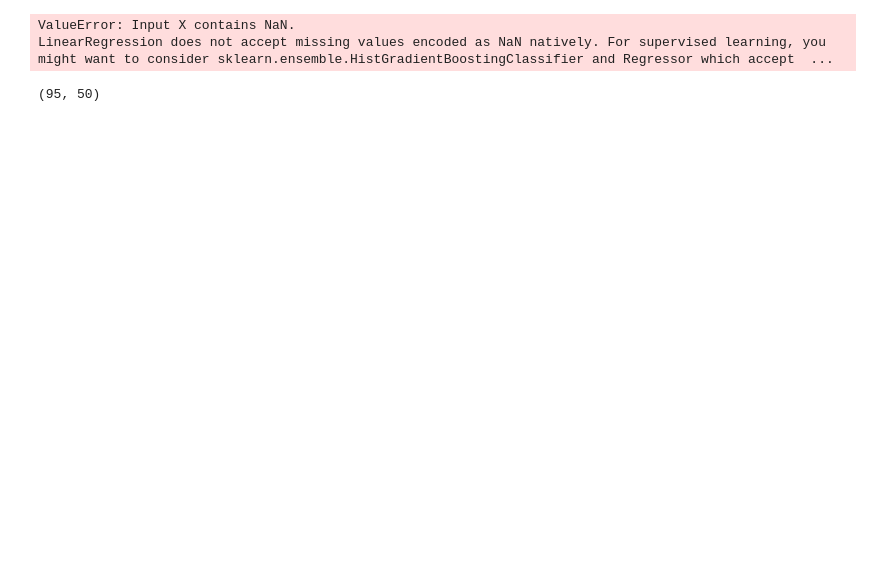
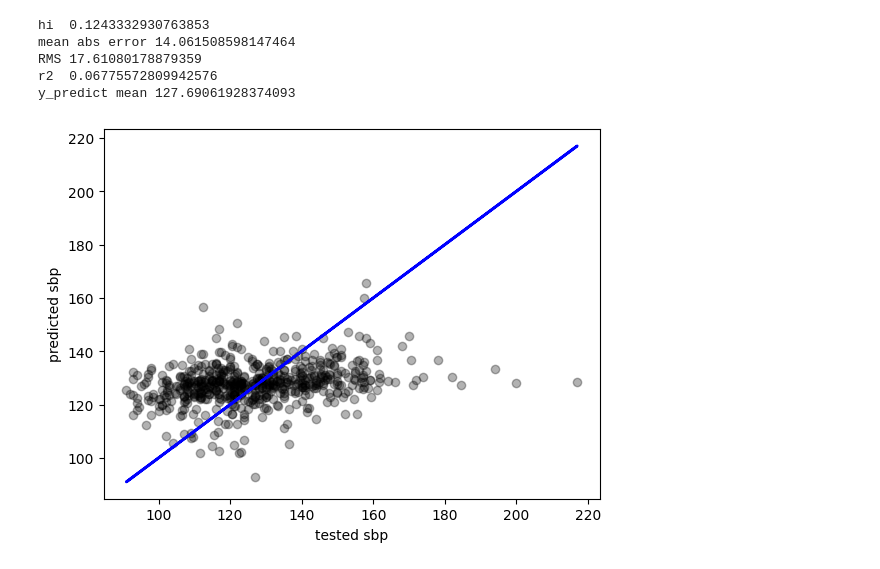
Before and after one commit to danielle34/summer24-lab, a Jupyter notebook: train_full_dataset.ipynb, the cells around one changed output. Drawn from its saved outputs; the diff is of its cells as text; code cells hidden in the pictures; blank space fills up the shorter version.

Commit message:
pre finalized 50 points +need fix guas + freq

```diff
--- a/train_full_dataset.ipynb
+++ b/train_full_dataset.ipynb
@@ -98,0 +143,5 @@ for person in os.listdir(path_aurora_dataset/"measurements_auscultatory")[:100]:
+# %%
+dictionary_path = "/Users/cslinxs/Desktop/all_weeks/summer24-lab/measurements_auscultatory_dictionary_ALL.pkl"
+
+with open(dictionary_path, 'rb') as handle:
+    all_auscultatory_dic = pickle.load(handle)
@@ -98,0 +168,13 @@ for person in os.listdir(path_aurora_dataset/"measurements_auscultatory")[:100]:
+# %%
+# here i want to fillter based on activity!!
+data_name = "Calibration_start"#"Static_seated_challenge"#"Exercise_challenge"#"Calibration_start"
+auscultatory_pressure= []
+auscultatory_sbp  = []
+
+
+for key, each_grouping in all_auscultatory_dic.items():
+    if "Calibration_start" in key :
+
+    #if int(each_grouping[1]) in range(140,160):
+        auscultatory_pressure.append(each_grouping[0])
+        auscultatory_sbp.append(each_grouping[1])
@@ -99,40 +245,50 @@ for person in os.listdir(path_aurora_dataset/"measurements_auscultatory")[:100]:
 # %%
+# auscultatory_pressure =[item[0] for item in all_auscultatory_dic.values()][:1000]
+# auscultatory_sbp = [item[1] for item in all_auscultatory_dic.values()][:1000]
+
+# auscultatory_pressure= auscultatory_pressure[:100]
+# auscultatory_sbp = auscultatory_sbp[:100]
+
 all_points = np.array(auscultatory_pressure)
 all_points = all_points.reshape(all_points.shape[0], -1)
+
+
+
 
 
 X_train, X_test, Y_train, Y_test = train_test_split(all_points, auscultatory_sbp, test_size=0.3)
 model = LinearRegression()
 
 
-the_fit= model.fit(all_points, auscultatory_sbp)
+the_fit= model.fit(X_train, Y_train)
 score  = model.score(all_points, auscultatory_sbp)
+print("hi ",score)
 y_predict = model.predict(X_test)
 
 
-for i in range(len(y_predict)):
-
-    plt.vlines(x = Y_test[i], ymin =y_predict[i] , ymax = Y_test[i])
+# for i in range(len(y_predict)):
+#     plt.vlines(x = Y_test[i], ymin =y_predict[i] , ymax = Y_test[i], alpha=0.1)
 
 
-rms = mean_squared_error(Y_test, Y_test, squared=False)
-print("mean Sq",mean_squared_error(Y_test, y_predict))
-print("rms",mean_squared_error(Y_test, y_predict))
+rms = root_mean_squared_error(Y_test, Y_test)
+print("mean abs error",mean_absolute_error(Y_test, y_predict))
+print("RMS",root_mean_squared_error(Y_test, y_predict))
 print("r2 ",r2_score(Y_test, y_predict))
 
 
-
-plt.scatter(Y_test, y_predict,  color="black", )
+plt.scatter(Y_test, y_predict,  color="black",  alpha=0.3 )
 plt.plot(Y_test, Y_test, color="blue", linewidth=2)
 
-plt.title(f"tested on {len(Y_test)} graphs")
+#plt.title(f"{data_grouping} tested on {len(Y_test)} test vs {len(Y_train)} graphs")
 
 plt.xlabel("tested sbp")
 plt.ylabel("predicted sbp")
+
+print("y_predict mean",  np.mean(y_predict))
 # %% [output]
-ValueError: Input X contains NaN.
-LinearRegression does not accept missing values encoded as NaN natively. For supervised learning, you might want to consider sklearn.ensemble.HistGradientBoostingClassifier and Regressor which accept  ...
+hi  0.1243332930763853
+mean abs error 14.061508598147464
+RMS 17.61080178879359
+r2  0.06775572809942576
+y_predict mean 127.69061928374093
+[figure, added]
-# %%
-print(X_train.shape)
-# %% [output]
-(95, 50)
```
Also changed, not shown: parts of 23 cells of this notebook, 4 other files.
